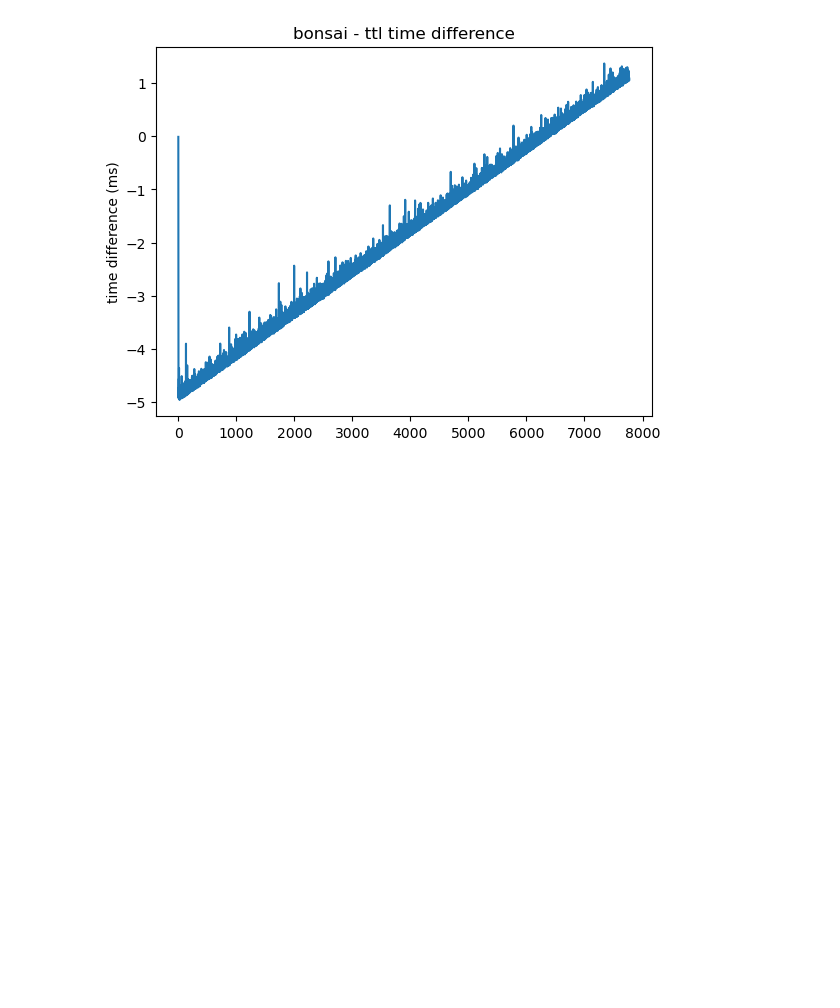
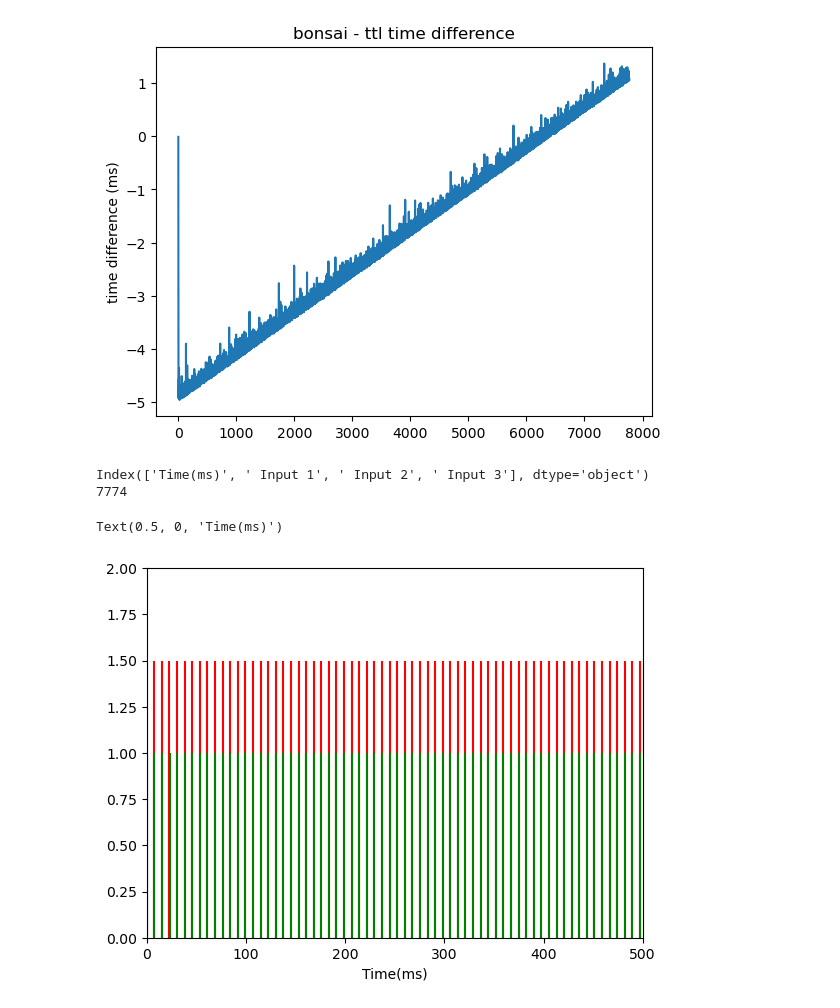
Before and after one commit to ptarabishi/maui_codebook, a Jupyter notebook: notebooks/2026_02_05_timesynch.ipynb, the cells around one changed output. Cells and saved outputs as stored; diff of their text form; code cells hidden in the pictures; blank space fills up the shorter version.

```diff
--- a/notebooks/2026_02_05_timesynch.ipynb
+++ b/notebooks/2026_02_05_timesynch.ipynb
@@ -230,9 +208,9 @@ on_frames # = [frame1, frame2, ...]
 plt.vlines(camera_timestamps_ttl, color='c', ymin=0, ymax=1, label='camera ttls')
 plt.vlines(opto_timestamps_ttl, color='g', ymin=0, ymax=0.5, label='opto ttls')
 for i in on_frames:
-    plt.vlines(camera_timestamps_ttl[i], color='b', ymin=0, ymax=0.75, alpha=0.5, label='opto on frames from bonsai')
+    plt.vlines(camera_timestamps_ttl[i], color='b', ymin=0, ymax=1, alpha=0.5, label='opto on frames from bonsai')
+
 plt.xlim(0,550)
-plt.legend(bbox_to_anchor=(1.05, 1), loc=2)
 # %% [output]
 <matplotlib.legend.Legend at 0x...>
 [figure]
@@ -263,3 +241,43 @@ plt.plot(source_diffs)
 # %% [output]
 [<matplotlib.lines.Line2D at 0x...>]
 [figure]
+# %%
+# load ttl file into dataframe
+ttl_df = pd.read_csv(ttl_path)
+print(ttl_df.columns)
+# pull camera timestamps
+cam_ttl = ttl_df[' Input 2']
+time = ttl_df['Time(ms)']
+
+# binarize signal
+threshold = 3.2  # Volts
+binarized_cam = []
+for signal in cam_ttl:
+    if signal > threshold:
+        binarized_cam.append(1)
+    else:
+        binarized_cam.append(0)
+
+# get frame starts by finding +1 changes
+diffs = [0] + np.diff(binarized_cam)
+
+timestamps = []
+for i, val in enumerate(diffs):
+    if val == 1:
+        timestamps.append(time[i])
+
+print(len(timestamps))
+# %% [output]
+Index(['Time(ms)', ' Input 1', ' Input 2', ' Input 3'], dtype='object')
+7774
+# %%
+# plotting binarize frame starts against old method
+
+plt.vlines(timestamps, ymin=0, ymax=1.5, colors='r')
+plt.vlines(camera_timestamps_ttl, ymin=0, ymax=1, colors='g')
+plt.xlim(0,500)
+plt.ylim(0,2)
+plt.xlabel('Time(ms)')
+# %% [output]
+Text(0.5, 0, 'Time(ms)')
+[figure, added]
```
Also changed, not shown: parts of 4 cells of this notebook, 1 other file.
